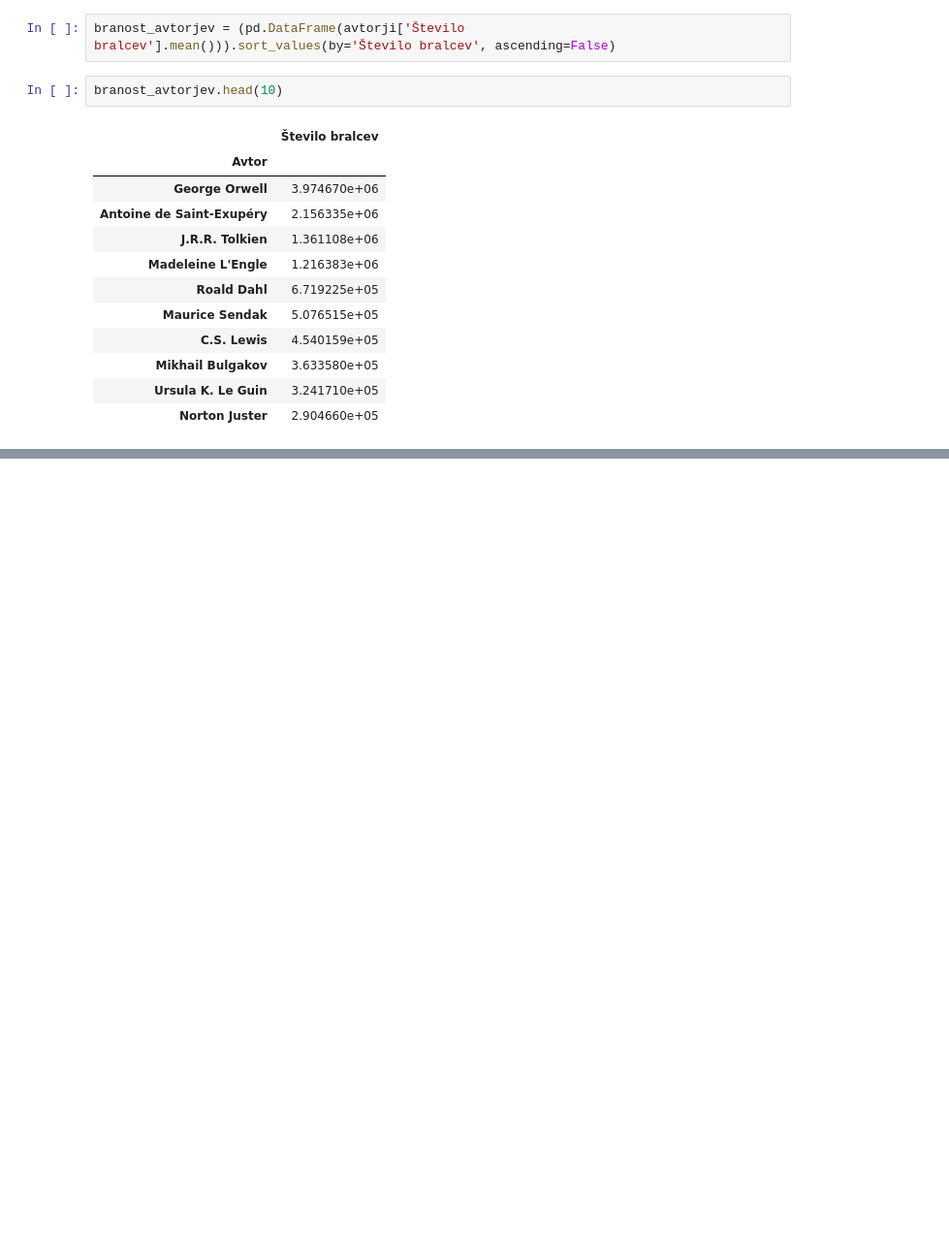
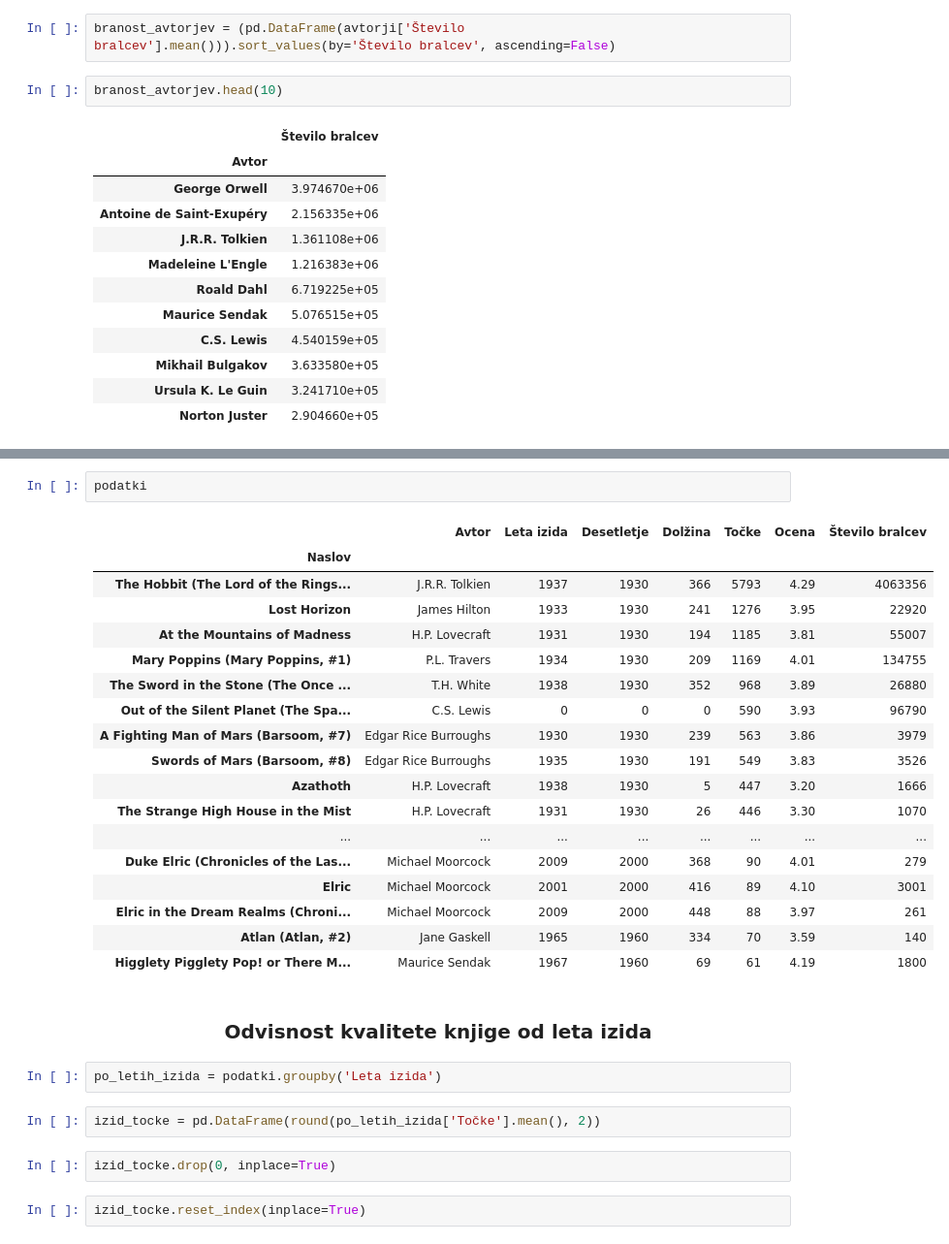
Before and after one commit to Benjamin-Dagarin/UVP_Projektna_naloga_2024, a Jupyter notebook: Analiza_fantazijskih_knjig.ipynb, the cells around one changed output, grey strips where cells are left out. Shown at 97% size. Cells and saved outputs as stored; diff of their text form; blank space fills up the shorter version.

```diff
--- a/Analiza_fantazijskih_knjig.ipynb
+++ b/Analiza_fantazijskih_knjig.ipynb
@@ -206,0 +179,31 @@ KeyError: "None of [Index([1937.0, 1933.0, 1931.0, 1934.0, 1938.0,    nan, 1930.
+# %%
+podatki
+# %% [output]
+|  | Avtor | Leta izida | Desetletje | Dolžina | Točke | Ocena | Število bralcev |
+| Naslov |  |  |  |  |  |  |  |
+| The Hobbit (The Lord of the Rings... | J.R.R. Tolkien | 1937 | 1930 | 366 | 5793 | 4.29 | 4063356 |
+| Lost Horizon | James Hilton | 1933 | 1930 | 241 | 1276 | 3.95 | 22920 |
+| At the Mountains of Madness | H.P. Lovecraft | 1931 | 1930 | 194 | 1185 | 3.81 | 55007 |
+| Mary Poppins (Mary Poppins, #1) | P.L. Travers | 1934 | 1930 | 209 | 1169 | 4.01 | 134755 |
+| The Sword in the Stone (The Once ... | T.H. White | 1938 | 1930 | 352 | 968 | 3.89 | 26880 |
+| Out of the Silent Planet (The Spa... | C.S. Lewis | 0 | 0 | 0 | 590 | 3.93 | 96790 |
+| A Fighting Man of Mars (Barsoom, #7) | Edgar Rice Burroughs | 1930 | 1930 | 239 | 563 | 3.86 | 3979 |
+| Swords of Mars (Barsoom, #8) | Edgar Rice Burroughs | 1935 | 1930 | 191 | 549 | 3.83 | 3526 |
+| Azathoth | H.P. Lovecraft | 1938 | 1930 | 5 | 447 | 3.20 | 1666 |
+| The Strange High House in the Mist | H.P. Lovecraft | 1931 | 1930 | 26 | 446 | 3.30 | 1070 |
+| ... | ... | ... | ... | ... | ... | ... | ... |
+| Duke Elric (Chronicles of the Las... | Michael Moorcock | 2009 | 2000 | 368 | 90 | 4.01 | 279 |
+| Elric | Michael Moorcock | 2001 | 2000 | 416 | 89 | 4.10 | 3001 |
+| Elric in the Dream Realms (Chroni... | Michael Moorcock | 2009 | 2000 | 448 | 88 | 3.97 | 261 |
+| Atlan (Atlan, #2) | Jane Gaskell | 1965 | 1960 | 334 | 70 | 3.59 | 140 |
+| Higglety Pigglety Pop! or There M... | Maurice Sendak | 1967 | 1960 | 69 | 61 | 4.19 | 1800 |
+# %% [markdown]
+<h3 style="text-align:center"><div style="font-size : 20px; font-style : Verdana; text-align : center">Odvisnost kvalitete knjige od leta izida</h3>
+# %%
+po_letih_izida = podatki.groupby('Leta izida')
+# %%
+izid_tocke = pd.DataFrame(round(po_letih_izida['Točke'].mean(), 2))
+# %%
+izid_tocke.drop(0, inplace=True)
+# %%
+izid_tocke.reset_index(inplace=True)
```
Also changed, not shown: parts of 62 cells of this notebook.
